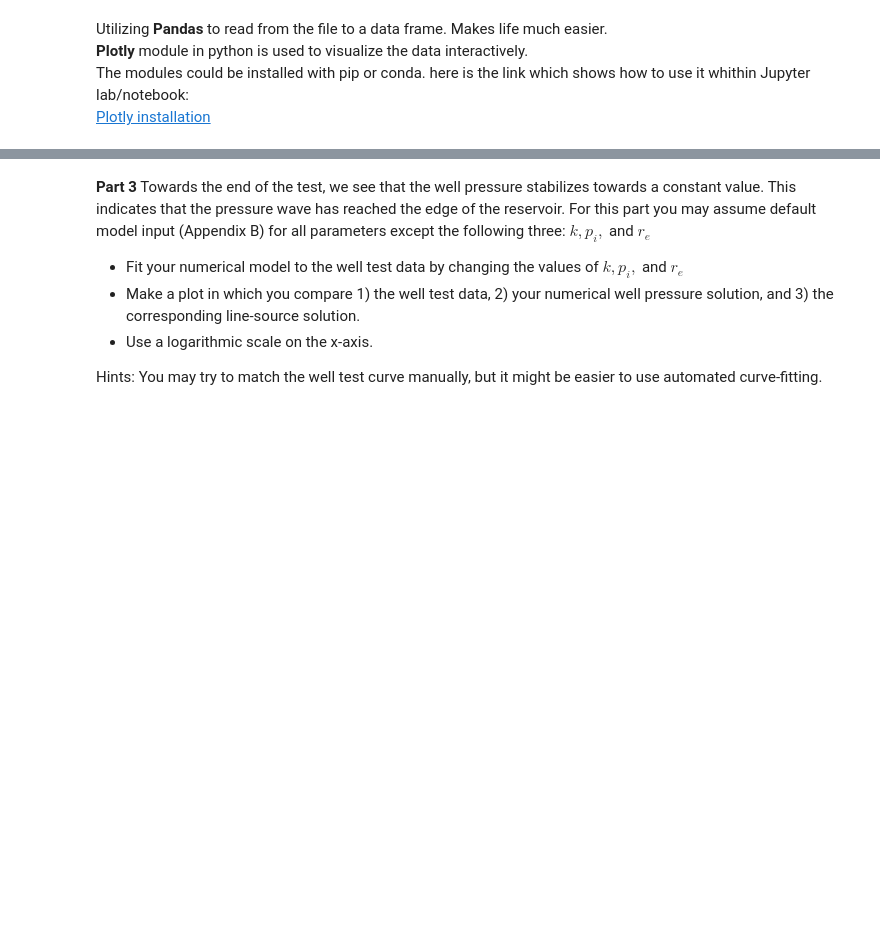
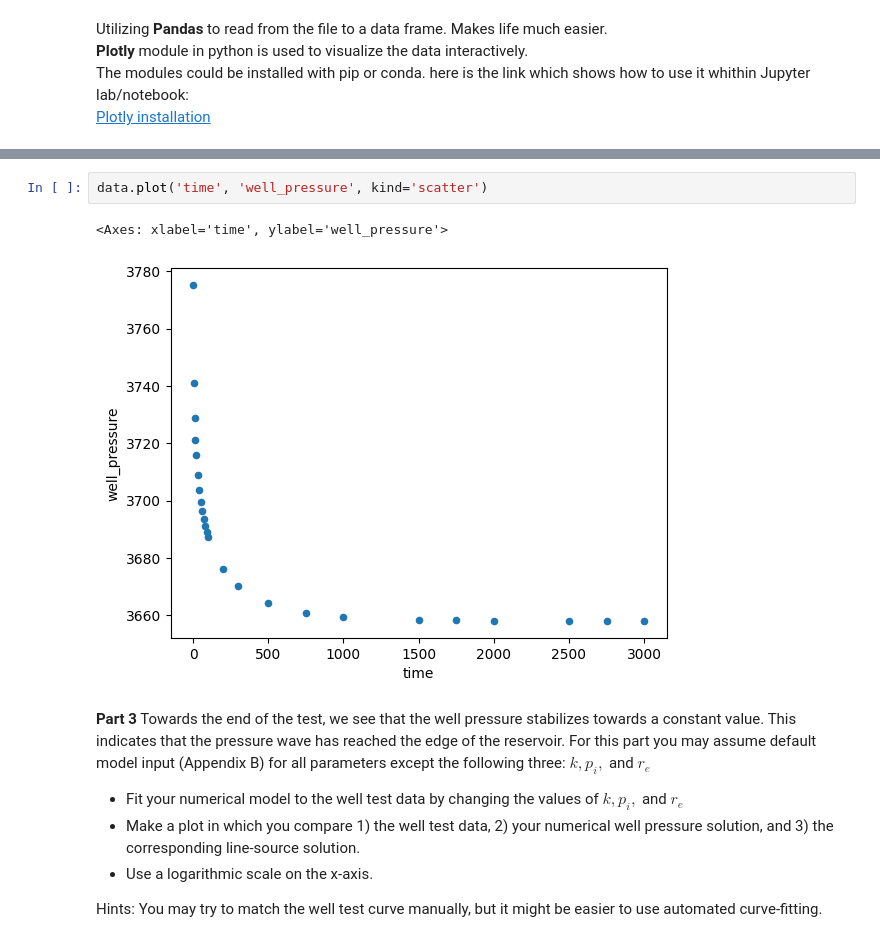
Before and after one commit to waves-stats/MOD_510_2023_autumn, a Jupyter notebook: Hodjat/project2_Hodjat.ipynb, the cells around one changed output, grey strips where cells are left out. Cells and saved outputs as stored; diff of their text form; blank space fills up the shorter version.

```diff
--- a/Hodjat/project2_Hodjat.ipynb
+++ b/Hodjat/project2_Hodjat.ipynb
@@ -111,4 +140,9 @@ fig.show()
 [figure]
+# %%
+data.plot('time', 'well_pressure', kind='scatter')
+# %% [output]
+<Axes: xlabel='time', ylabel='well_pressure'>
+[figure, added]
 # %% [markdown]
 **Part 3** Towards the end of the test, we see that the well pressure stabilizes towards a constant value. This indicates that the pressure wave has reached the edge of the reservoir. For this part you may assume default model input (Appendix B) for all parameters except the following three: $k, p_i,$ and $r_e$
 
```
Also changed, not shown: parts of 4 cells of this notebook.
